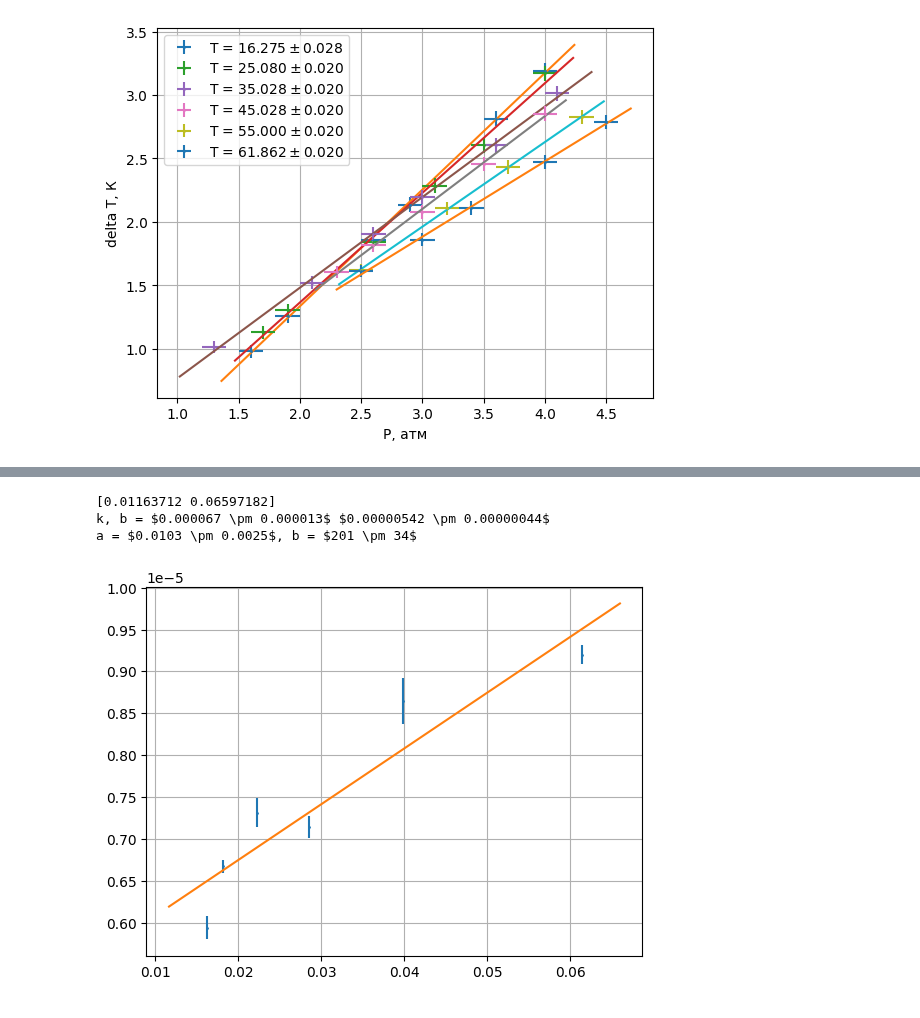
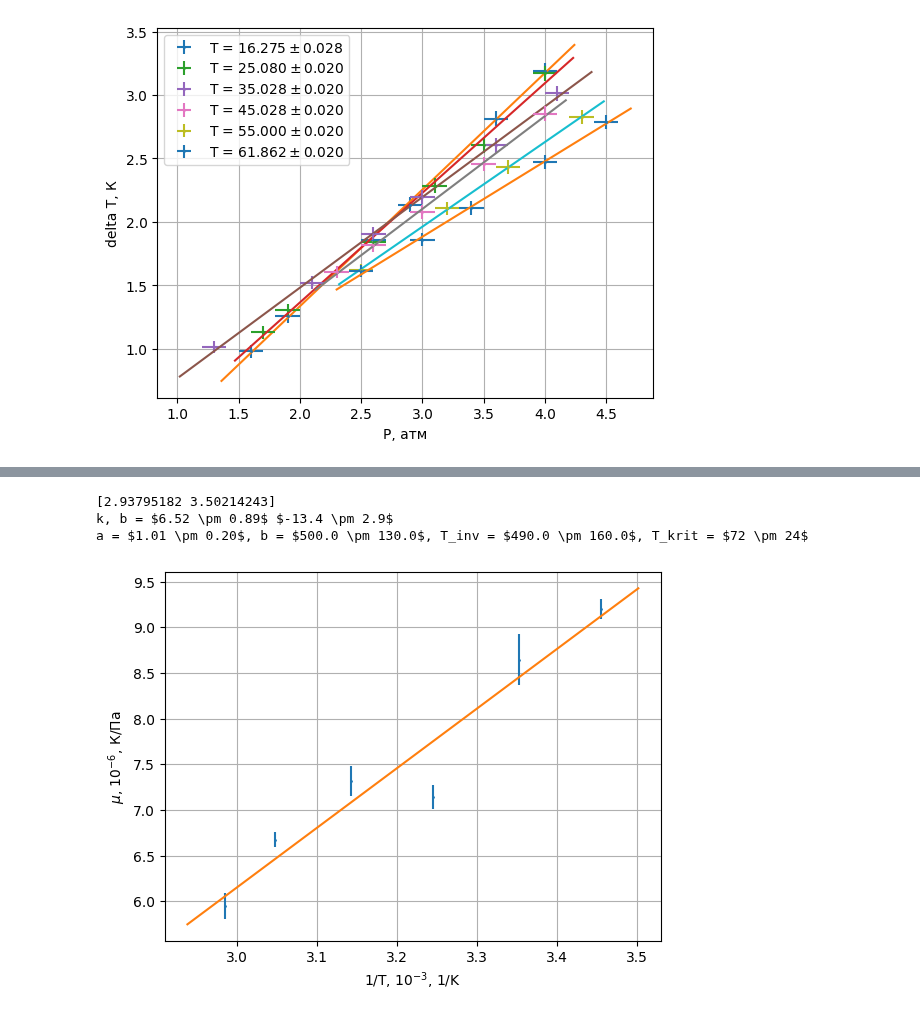
Before and after one commit to RedBrean/term2, a Jupyter notebook: labs/216/216.ipynb, the cells around one changed output, grey strips where cells are left out. Drawn from its saved outputs; the diff is of its cells as text; code cells hidden in the pictures.

```diff
--- a/labs/216/216.ipynb
+++ b/labs/216/216.ipynb
@@ -371,6 +371,7 @@ for i in range(len(data_T_prik)):
     mu.append(k)
 data_T_prik["mu"] = mu
 plt.savefig("TP", dpi=300)
+data_T_prik["T"] = data_T_prik["T"] + 273.15
 # %% [output]
 [1.36 4.24]
 k, b = $0.920 \pm 0.011$ $-0.506 \pm 0.032$
@@ -397,0 +424,9 @@ data_T_prik
+# %%
+data_2_output = pd.DataFrame()
+data_2_output["T, К"] = data_T_prik["T"]
+data_2_output["$\mu$, К/атм"] = data_T_prik["mu"]
+data_2_output["1/T, $10^{-3}$, 1/K"] = 1/data_T_prik["T"]
+data_2_output["$\mu$, $10^{-6}$, К/Па"] = data_T_prik["mu"]/100000
+DData.changeEInSerias(data_2_output["1/T, $10^{-3}$, 1/K"], -3)
+DData.changeEInSerias(data_2_output["$\mu$, $10^{-6}$, К/Па"], -6)
+data_2_output
@@ -398,13 +441,23 @@ data_T_prik
 # %%
-k, b_g = linearcalc_error(1/data_T_prik["T"], data_T_prik["mu"]/100000)
+plt.xlabel("1/T, $10^{-3}$, 1/K")
+plt.ylabel("$\mu$, $10^{-6}$, К/Па")
+k, b_g = linearcalc_error(data_2_output["1/T, $10^{-3}$, 1/K"], data_2_output["$\mu$, $10^{-6}$, К/Па"])
+plt.savefig("muT")
+k /= 10**3
+b_g /= 10**6
 Cp = DData(37.1, epsilon=0.15)
 R = 8.31
 a = k*R*Cp/2
-b = b_g * Cp
+b = - b_g * Cp
+a.E = 0
 b.E = -6
-print(f"a = {a}, b = {b}")
+T_inv = 2*a/b/R
+T_krit = 4/27 * T_inv
+T_inv.E = 0
+T_krit.E = 0
+print(f"a = {a}, b = {b}, T_inv = {T_inv}, T_krit = {T_krit}")
 # %% [output]
-[0.01163712 0.06597182]
-k, b = $0.000067 \pm 0.000013$ $0.00000542 \pm 0.00000044$
-a = $0.0103 \pm 0.0025$, b = $201 \pm 34$
+[2.93795182 3.50214243]
+k, b = $6.52 \pm 0.89$ $-13.4 \pm 2.9$
+a = $1.01 \pm 0.20$, b = $500.0 \pm 130.0$, T_inv = $490.0 \pm 160.0$, T_krit = $72 \pm 24$
-[figure, old version]
+[figure, new version]
```
Also changed, not shown: parts of 5 cells of this notebook, 2 other files.
